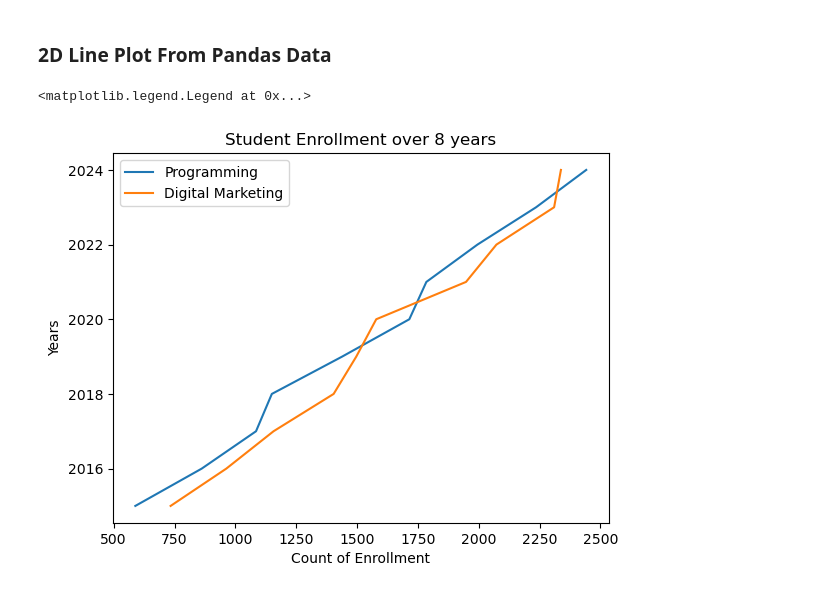
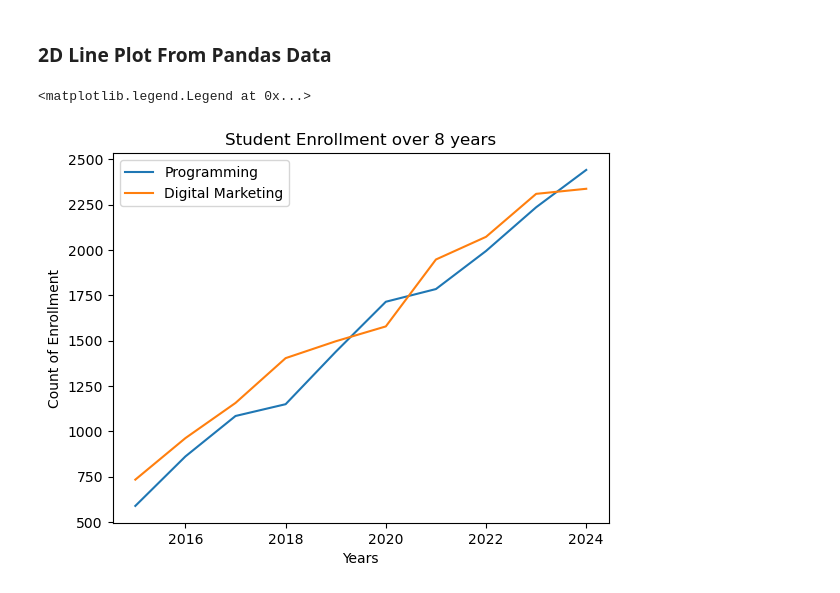
Before and after one commit to nafijur-rahaman/Data-Analysis-With-Python, a Jupyter notebook: Matplotlib/basic.ipynb, the cells around one changed output. Saved outputs shown, nothing was run; the diff lists cells and outputs as text; code cells hidden in the pictures.

Commit message:
explore more visualization

```diff
--- a/Matplotlib/basic.ipynb
+++ b/Matplotlib/basic.ipynb
@@ -20,12 +20,15 @@ import pandas as pd
 
 df = pd.read_csv("enrollment_data.csv")
 # %%
-plt.plot(df["Programming"],df["Year"], label = "Programming")
-plt.plot(df["Digital Marketing"],df["Year"], label = "Digital Marketing")
-plt.ylabel('Years')
-plt.xlabel('Count of Enrollment')
+plt.xlabel('Years')
+plt.ylabel('Count of Enrollment')
+plt.title('Student Enrollment over 8 years')
+
+plt.plot(df['Year'] ,df['Programming'],label = 'Programming')
+plt.plot(df['Year'] ,df['Digital Marketing'], label= 'Digital Marketing')
+
 plt.title("Student Enrollment over 8 years")
 plt.legend()
 # %% [output]
 <matplotlib.legend.Legend at 0x...>
-[figure, old version]
+[figure, new version]
```
Also changed, not shown: parts of 2 cells of this notebook.
